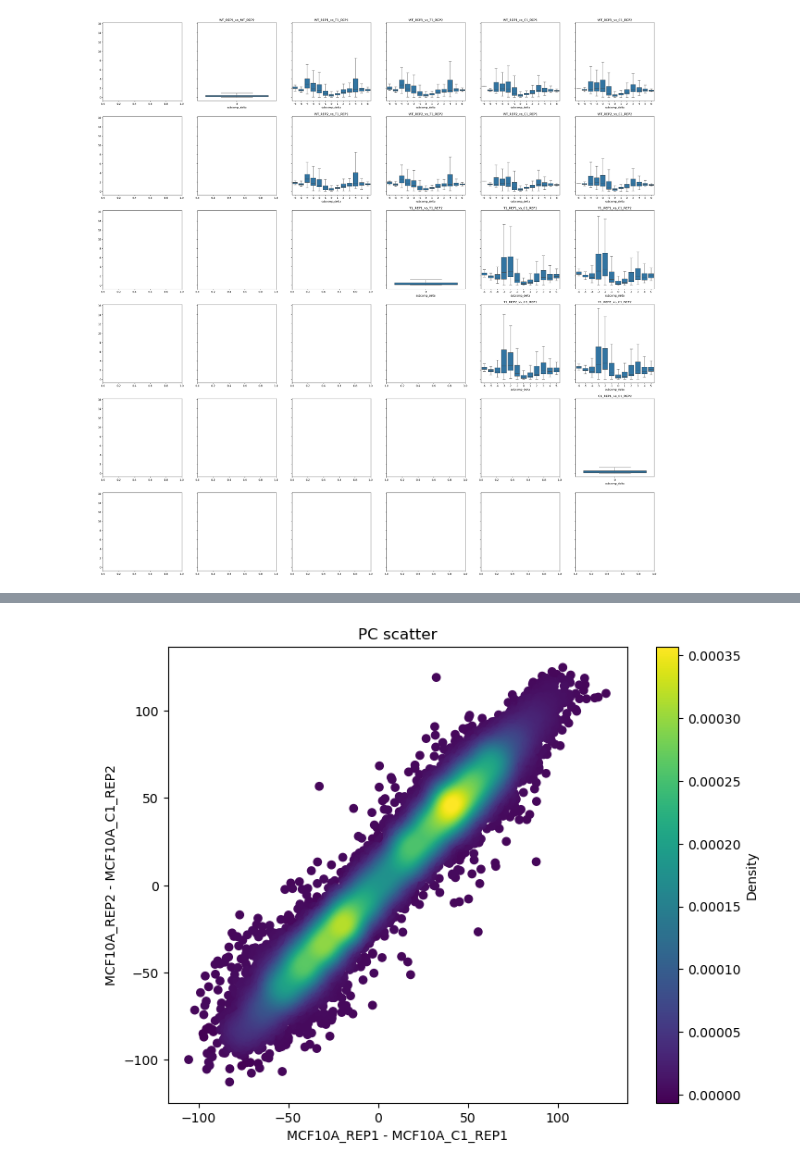
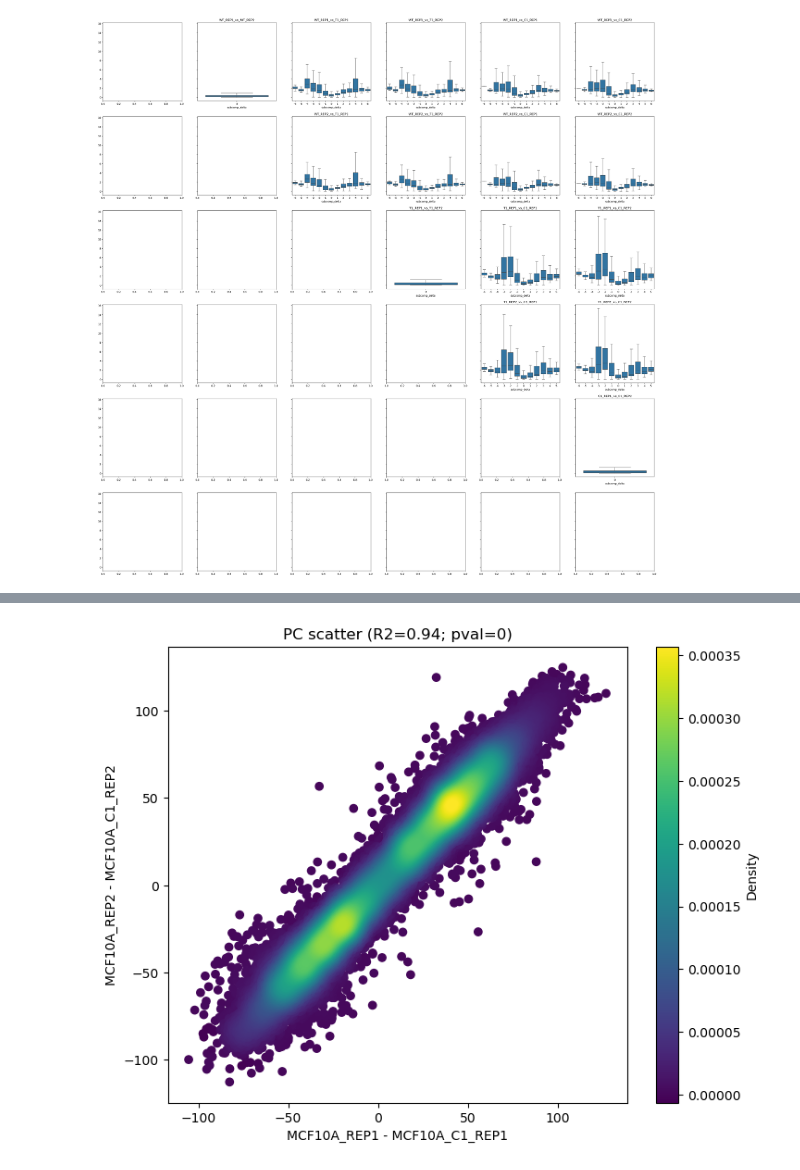
Before and after one commit to paulsengroup/2022-mcf10a-cancer-progression, a Jupyter notebook: notebooks/compare_compartment_pcs.ipynb, the cells around one changed output, grey strips where cells are left out. Cells and saved outputs as stored; diff of their text form; code cells hidden in the pictures.

```diff
--- a/notebooks/compare_compartment_pcs.ipynb
+++ b/notebooks/compare_compartment_pcs.ipynb
@@ -45,6 +47,12 @@ def get_compartment_ranks() -> Dict:
         ["B", "B3", "B2", "B1", "B0", "A0", "A1", "A2", "A3", "A"]
     )
     return {k: v for v, k in enumerate(compartment_labels)}
+
+
+def rsquared(x: npt.NDArray, y: npt.NDArray) -> Tuple[float, float]:
+    mask = np.isnan(x) | np.isnan(y)
+    _, _, r_value, pval, _ = ss.linregress(x[~mask], y[~mask])
+    return r_value**2, pval
 # %%
 # ! tar -xf ../data/compartment_analysis/10000/MCF10A_WT_T1_C1_10000.dchic.tar.zst -C /tmp/ --wildcards "*.pc.bedGraph"
 # %%
@@ -284,28 +294,30 @@ fig.savefig("/tmp/pca_scatter_wt_t1.svg")
 # %%
 dff1 = df1[
     (df1["rep1"] == "hg38_001_MCF10A_WT_REP1")
     & (df1["rep2"] == "hg38_005_MCF10A_C1_REP1")
 ]
 dff2 = df1[
     (df1["rep1"] == "hg38_002_MCF10A_WT_REP2")
     & (df1["rep2"] == "hg38_006_MCF10A_C1_REP2")
 ]
 
 fig, ax = plt.subplots(1, 1, figsize=(8, 6.4))
 
 density_scatter(
     dff1["pca_delta"].to_numpy(), dff2["pca_delta"].to_numpy(), ax=ax, fig=fig
 )
 
+r2, pval = rsquared(dff1["pca_delta"].to_numpy(), dff2["pca_delta"].to_numpy())
+
 ax.set(
-    title="PC scatter",
+    title=f"PC scatter (R2={r2:.2f}; pval={pval:.2g})",
     xlabel="MCF10A_REP1 - MCF10A_C1_REP1",
     ylabel="MCF10A_REP2 - MCF10A_C1_REP2",
 )
 
-fig.savefig("/tmp/pca_scatter_wt_c1.svg")
+fig.savefig("/tmp/pca_scatter_wt_c1.svg", dpi=300)
 # %% [output]
-[figure, old version]
+[figure, new version]
 # %%
 dff1 = df1[
     (df1["rep1"] == "hg38_003_MCF10A_T1_REP1")
```
Also changed, not shown: parts of 3 cells of this notebook.
